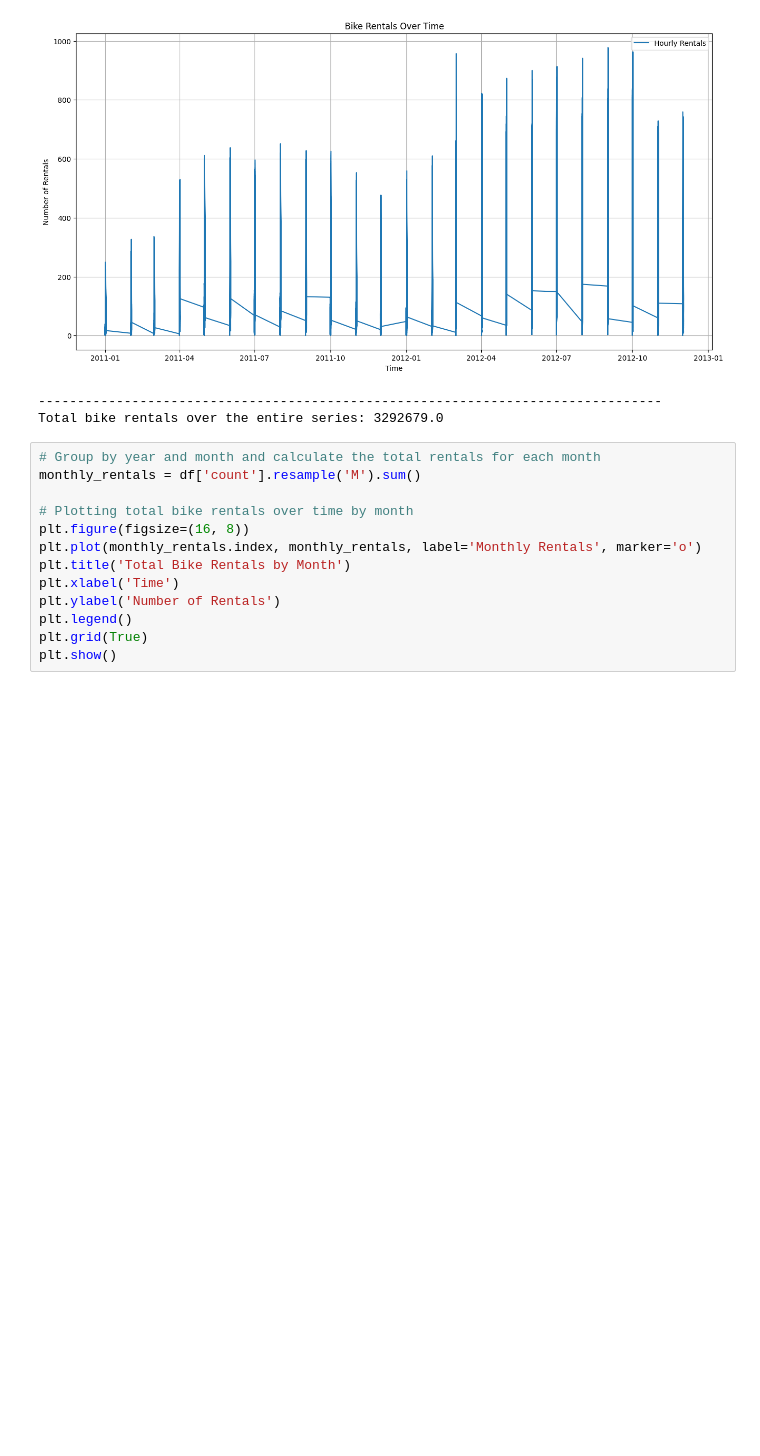
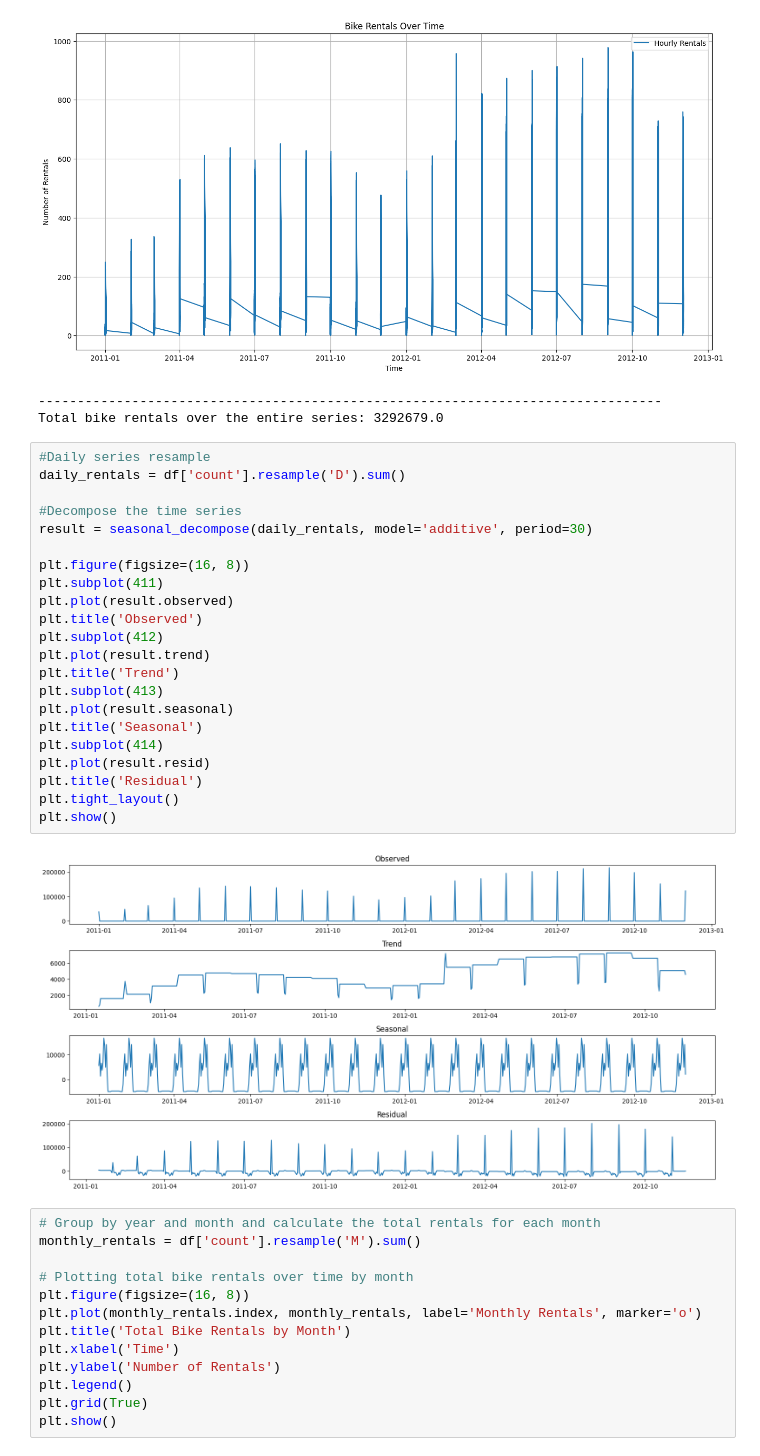
Before and after one commit to nfanlo/technical-test, a Jupyter notebook: part2/part2-multivariate-timeseries.ipynb, the cells around one changed output. Saved outputs shown, nothing was run; the diff lists cells and outputs as text; blank space fills up the shorter version.

```diff
--- a/part2/part2-multivariate-timeseries.ipynb
+++ b/part2/part2-multivariate-timeseries.ipynb
@@ -103,6 +104,30 @@ print(f'Total bike rentals over the entire series: {total_rentals}')
 [figure]
 --------------------------------------------------------------------------------
 Total bike rentals over the entire series: 3292679.0
+# %%
+#Daily series resample
+daily_rentals = df['count'].resample('D').sum()
+
+#Decompose the time series
+result = seasonal_decompose(daily_rentals, model='additive', period=30)
+
+plt.figure(figsize=(16, 8))
+plt.subplot(411)
+plt.plot(result.observed)
+plt.title('Observed')
+plt.subplot(412)
+plt.plot(result.trend)
+plt.title('Trend')
+plt.subplot(413)
+plt.plot(result.seasonal)
+plt.title('Seasonal')
+plt.subplot(414)
+plt.plot(result.resid)
+plt.title('Residual')
+plt.tight_layout()
+plt.show()
+# %% [output]
+[figure, added]
 # %%
 # Group by year and month and calculate the total rentals for each month
 monthly_rentals = df['count'].resample('M').sum()
```
Also changed, not shown: parts of 3 cells of this notebook, 2 other files.
